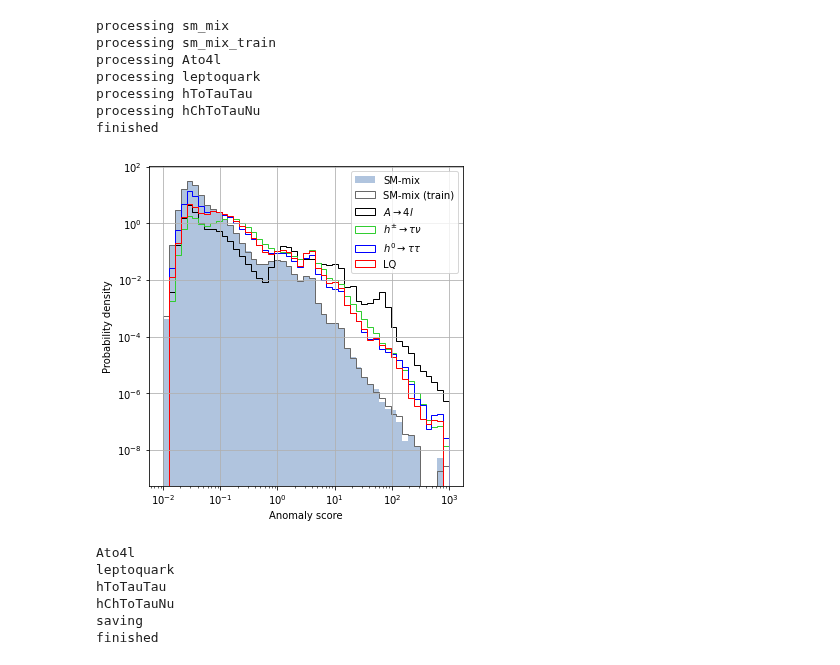
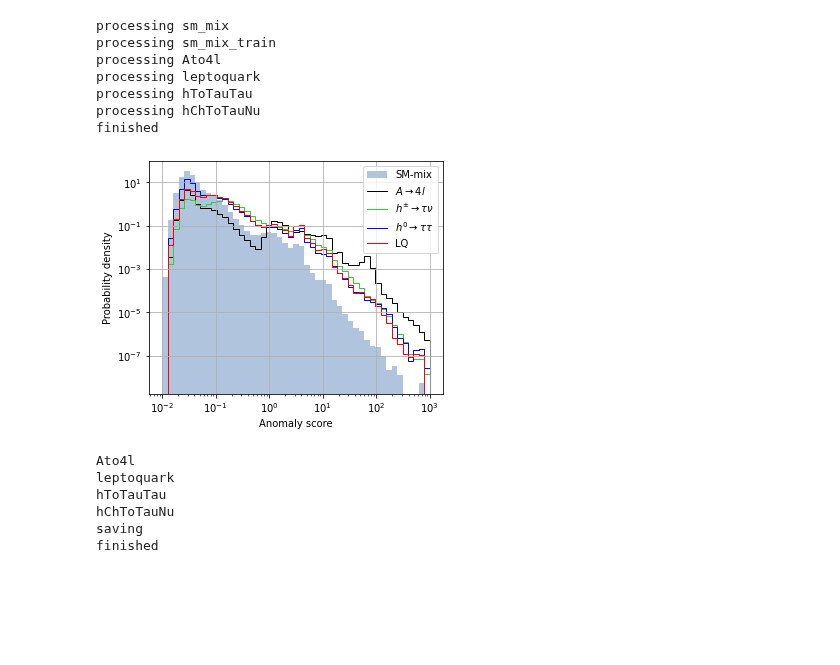
Before and after one commit to oliverkn/alad-for-lhc, a Jupyter notebook: benchmark/plots.ipynb, the cells around one changed output. Saved outputs shown, nothing was run; the diff lists cells and outputs as text; code cells hidden in the pictures; blank space fills up the shorter version.

Commit message:
improved score_dist plot

```diff
--- a/benchmark/plots.ipynb
+++ b/benchmark/plots.ipynb
@@ -112,28 +114,37 @@ finished
 # %%
 score_type = 1 # l1
 
 n_bins = 50
 bins = 10 ** np.linspace(-2, 3, n_bins)
 
-fig, ax = plt.subplots(1, figsize=(5, 5))
+fig, ax = plt.subplots(1, figsize=(5, 4))
+
+handles = []
+lables = []
+lw = 1
 
 ax.hist(scores['sm_mix'][score_type], bins, label='SM-mix', color=smmix_color, density=True, histtype='stepfilled')
-ax.hist(scores['sm_mix_train'][score_type], bins, label='SM-mix (train)', color='dimgray', density=True, histtype='step')
+h, l = ax.get_legend_handles_labels()
+handles.append(*h)
+lables.append(*l)
+
+# ax.hist(scores['sm_mix_train'][score_type], bins, label='SM-mix (train)', color='dimgray', density=True, histtype='step')
 for key in ['Ato4l', 'hChToTauNu', 'hToTauTau', 'leptoquark']:
     ax.hist(scores[key][score_type], bins, label=bsm_label_dict[key], color=bsm_color_dict[key], density=True, histtype = 'step')
-
+    handles.append(lines.Line2D([], [], c=bsm_color_dict[key], linewidth=lw))
+    lables.append(bsm_label_dict[key])
 ax.set_yscale('log')
 ax.set_xscale('log')
 ax.set_xlabel('Anomaly score')
 ax.set_ylabel('Probability density')
 ax.grid()
-ax.legend()
+ax.legend(handles, lables, loc = 'upper right', ncol=1, frameon=True)
 
-plt.tight_layout(pad=0.0, w_pad=0.5, h_pad=0.5, rect=(0,0,1,1))
-plt.savefig('figures/score_dist.pdf')
+plt.tight_layout(pad=1.0, w_pad=0.5, h_pad=0.5, rect=(0,0,1,1))
+plt.savefig('output/score_dist.pdf')
 plt.show()
 # %% [output]
-[figure, old version]
+[figure, new version]
 # %%
 target_fpr = 1e-5
 
```
Also changed, not shown: parts of 3 cells of this notebook, 3 other files.
